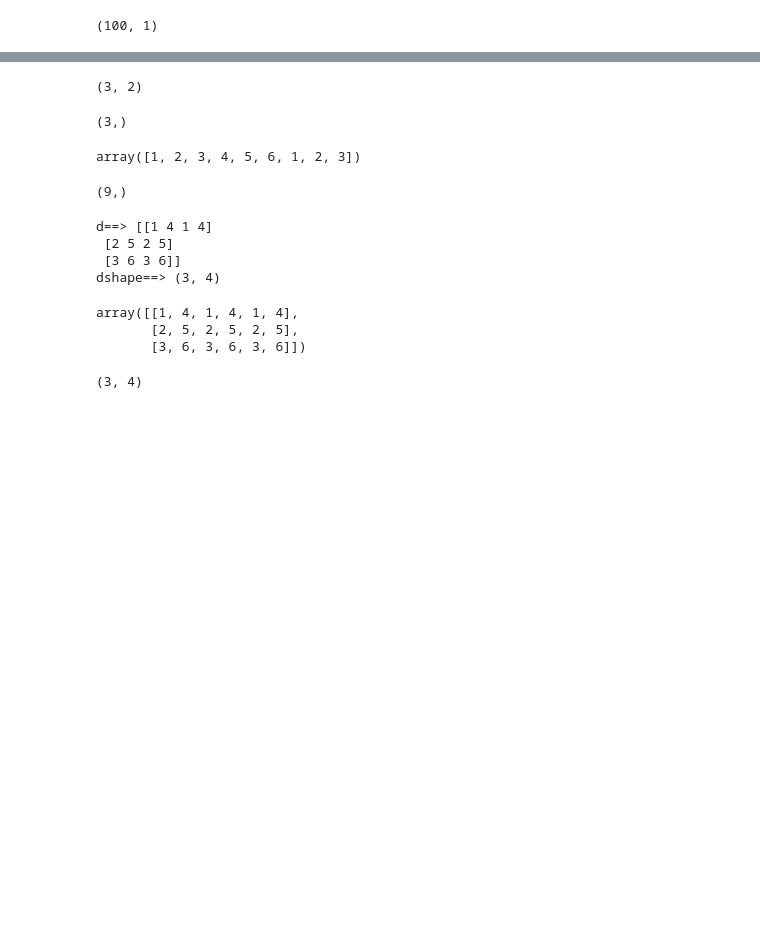
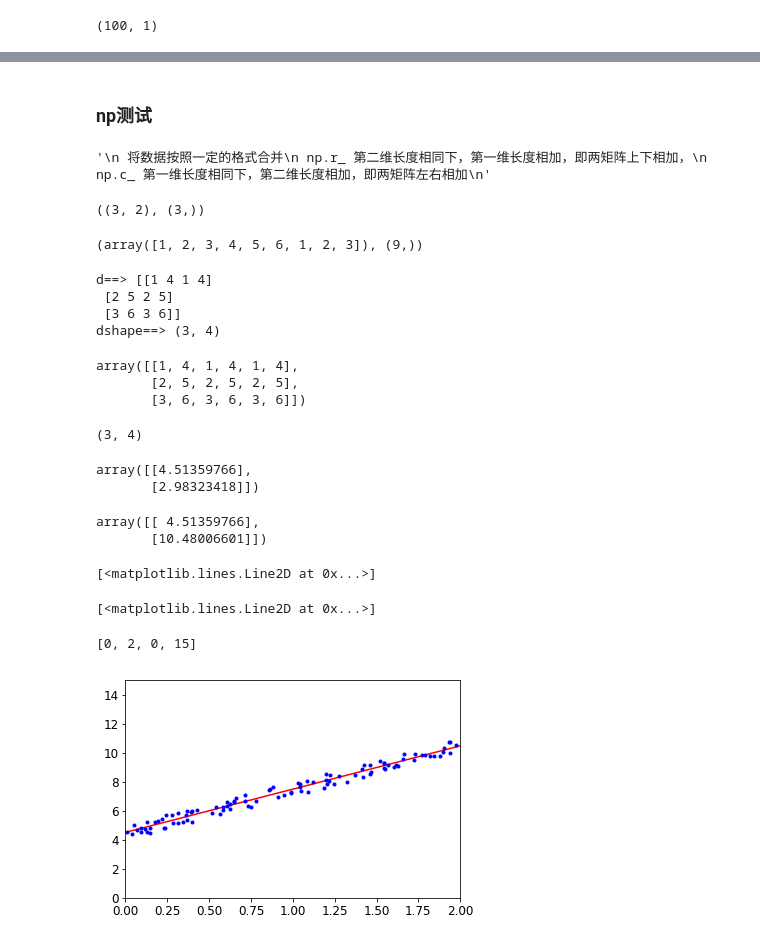
Before and after one commit to hypos/handson-ml, a Jupyter notebook: exercise/04_train_linear_models.ipynb, the cells around one changed output, grey strips where cells are left out. Cells and saved outputs as stored; diff of their text form; code cells hidden in the pictures; blank space fills up the shorter version.

```diff
--- a/exercise/04_train_linear_models.ipynb
+++ b/exercise/04_train_linear_models.ipynb
@@ -90,21 +90,24 @@ Text(0, 0.5, '$y$')
 [0, 2, 0, 15]
 Saving figure generated_data_plot
 [figure]
+# %% [markdown]
+### np测试
 # %%
 import numpy as np
 
-# 将数据按照一定的格式合并
-# np.r_ 第二维长度相同下，第一维长度相加，即两矩阵上下相加，
-# np.c_ 第一维长度相同下，第二维长度相加，即两矩阵左右相加
+"""
+ 将数据按照一定的格式合并
+ np.r_ 第二维长度相同下，第一维长度相加，即两矩阵上下相加，
+ np.c_ 第一维长度相同下，第二维长度相加，即两矩阵左右相加
+"""
+
 a = np.array([1, 2, 3])
 b = np.array([4, 5, 6])
 c=np.c_[a,b]
-c.shape
-a.shape
+c.shape,a.shape
 
 r=np.r_[a,b,a]
-r
-r.shape
+r,r.shape
 
 
 d =np.c_[a,b,a,b]
@@ -118,15 +121,42 @@ c_ca=np.c_[c,a]
 c_ca = np.c_[c_ca,a]
 c_ca.shape
 # %% [output]
-(3, 2)
+'\n 将数据按照一定的格式合并\n np.r_ 第二维长度相同下，第一维长度相加，即两矩阵上下相加，\n np.c_ 第一维长度相同下，第二维长度相加，即两矩阵左右相加\n'
-(3,)
+((3, 2), (3,))
-array([1, 2, 3, 4, 5, 6, 1, 2, 3])
+(array([1, 2, 3, 4, 5, 6, 1, 2, 3]), (9,))
-(9,)
+d==> [[1 4 1 4]
+ [2 5 2 5]
+ [3 6 3 6]]
+dshape==> (3, 4)
-d==> [[1 4 1 4]
- [2 5 2 5]
- [3 6 3 6]]
-dshape==> (3, 4)
+array([[1, 4, 1, 4, 1, 4],
+       [2, 5, 2, 5, 2, 5],
+       [3, 6, 3, 6, 3, 6]])
-array([[1, 4, 1, 4, 1, 4],
-       [2, 5, 2, 5, 2, 5],
-       [3, 6, 3, 6, 3, 6]])
+(3, 4)
-(3, 4)
+# %%
+ones = np.ones((100,1))
+X_b = np.c_[ones,X]
+theta_best = np.linalg.inv(X_b.T.dot(X_b)).dot(X_b.T).dot(y)
+theta_best
+# X_b
+# ones
+# %% [output]
+array([[4.51359766],
+       [2.98323418]])
+# %%
+X_new = np.array([[0],[2]])
+X_new_b = np.c_[np.ones((2,1)),X_new]
+y_predict = X_new_b.dot(theta_best)
+y_predict
+# %% [output]
+array([[ 4.51359766],
+       [10.48006601]])
+# %%
+plt.plot(X_new,y_predict,"r-")
+plt.plot(X,y,"b.")
+plt.axis([0,2,0,15])
+plt.show()
+# %% [output]
+[<matplotlib.lines.Line2D at 0x...>]
+[<matplotlib.lines.Line2D at 0x...>]
+[0, 2, 0, 15]
+[figure, added]
```
Also changed, not shown: parts of 25 cells of this notebook, 3 other files.
